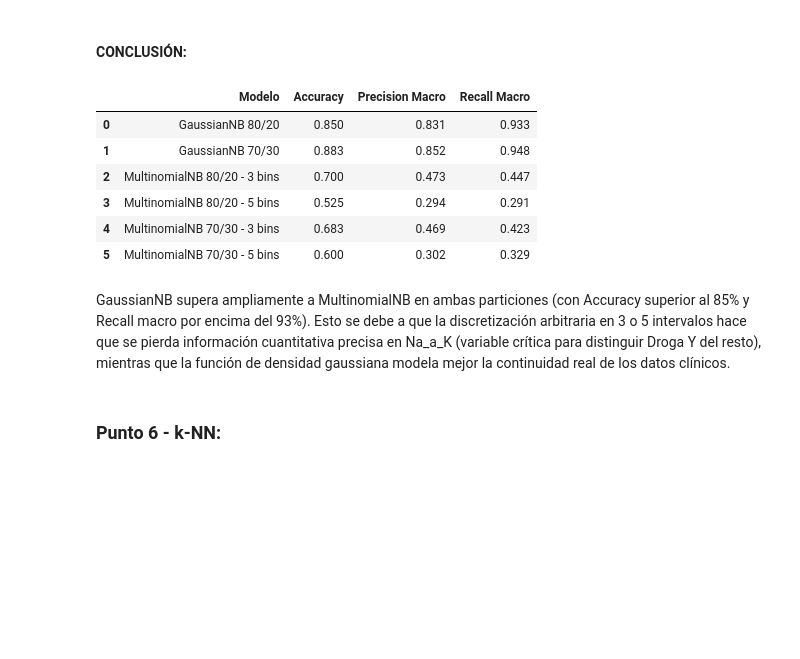
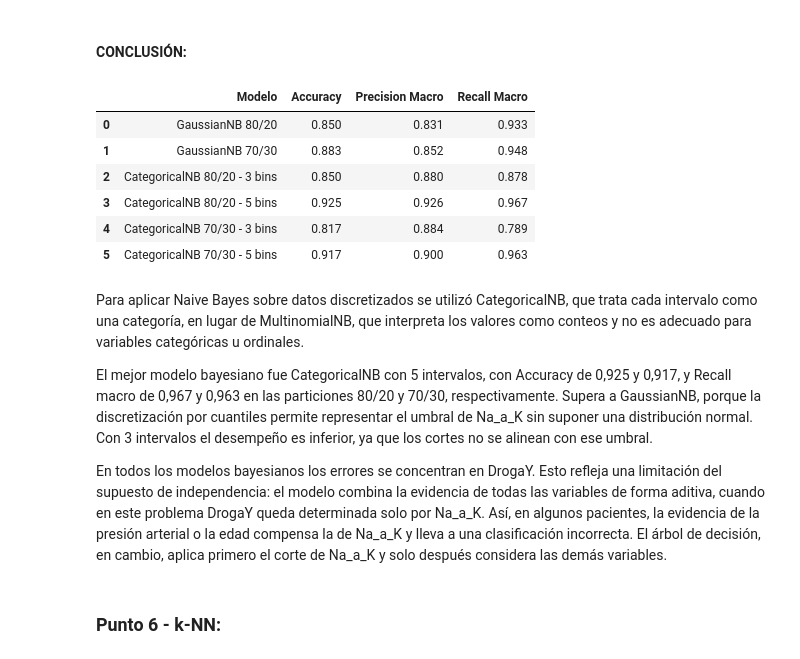
Before and after one commit to CaroRuiz92/TPs_Mineria_Datos, a Jupyter notebook: TP2/Trabajo_Practico_Nro_2_Bartomioli_Ruiz.ipynb, the cells around one changed output. Saved outputs shown, nothing was run; the diff lists cells and outputs as text; code cells hidden in the pictures; blank space fills up the shorter version.

```diff
--- a/TP2/Trabajo_Practico_Nro_2_Bartomioli_Ruiz.ipynb
+++ b/TP2/Trabajo_Practico_Nro_2_Bartomioli_Ruiz.ipynb
@@ -1409,10 +1420,10 @@ X1_train_5, y1_train_5 = farmac1_train_5[cols_predictoras_disc], farmac1_train_5
 X1_test_5,  y1_test_5  = farmac1_test_5[cols_predictoras_disc],  farmac1_test_5['Droga_cod']
 
 
-# MultinomialNB - Entrenamiento y Evaluación en 80/20
+# CategoricalNB - Entrenamiento y Evaluación en 80/20
 
 # 3 bins
-clf_MNB_80_3 = MultinomialNB()
+clf_MNB_80_3 = CategoricalNB()
 clf_MNB_80_3.fit(X1_train_3, y1_train_3)
 pred_MNB_80_3 = clf_MNB_80_3.predict(X1_test_3)
 
@@ -1421,7 +1432,7 @@ prec_MNB_80_3 = precision_score(y1_test_3, pred_MNB_80_3, average='macro', zero_
 rec_MNB_80_3 = recall_score(y1_test_3, pred_MNB_80_3, average='macro', zero_division=0)
 
 # 5 bins
-clf_MNB_80_5 = MultinomialNB()
+clf_MNB_80_5 = CategoricalNB()
 clf_MNB_80_5.fit(X1_train_5, y1_train_5)
 pred_MNB_80_5 = clf_MNB_80_5.predict(X1_test_5)
 
@@ -1440,10 +1451,10 @@ X2_test_3,  y2_test_3  = farmac2_test_3[cols_predictoras_disc],  farmac2_test_3[
 X2_train_5, y2_train_5 = farmac2_train_5[cols_predictoras_disc], farmac2_train_5['Droga_cod']
 X2_test_5,  y2_test_5  = farmac2_test_5[cols_predictoras_disc],  farmac2_test_5['Droga_cod']
 
-# MultinomialNB - Entrenamiento y Evaluación en 70/30
+# CategoricalNB - Entrenamiento y Evaluación en 70/30
 
 # 3 bins
-clf_MNB_70_3 = MultinomialNB()
+clf_MNB_70_3 = CategoricalNB()
 clf_MNB_70_3.fit(X2_train_3, y2_train_3)
 pred_MNB_70_3 = clf_MNB_70_3.predict(X2_test_3)
 
@@ -1452,7 +1463,7 @@ prec_MNB_70_3 = precision_score(y2_test_3, pred_MNB_70_3, average='macro', zero_
 rec_MNB_70_3 = recall_score(y2_test_3, pred_MNB_70_3, average='macro', zero_division=0)
 
 # 5 bins
-clf_MNB_70_5 = MultinomialNB()
+clf_MNB_70_5 = CategoricalNB()
 clf_MNB_70_5.fit(X2_train_5, y2_train_5)
 pred_MNB_70_5 = clf_MNB_70_5.predict(X2_test_5)
 
@@ -1484,29 +1497,33 @@ plt.show()
 # %%
 res_bayes = pd.DataFrame({
     'Modelo': [
         'GaussianNB 80/20',
         'GaussianNB 70/30',
-        'MultinomialNB 80/20 - 3 bins',
-        'MultinomialNB 80/20 - 5 bins',
-        'MultinomialNB 70/30 - 3 bins',
-        'MultinomialNB 70/30 - 5 bins'
+        'CategoricalNB 80/20 - 3 bins',
+        'CategoricalNB 80/20 - 5 bins',
+        'CategoricalNB 70/30 - 3 bins',
+        'CategoricalNB 70/30 - 5 bins'
     ],
     'Accuracy': [acc_GNB_80, acc_GNB_70, acc_MNB_80_3, acc_MNB_80_5, acc_MNB_70_3, acc_MNB_70_5],
     'Precision Macro': [prec_GNB_80, prec_GNB_70, prec_MNB_80_3, prec_MNB_80_5, prec_MNB_70_3, prec_MNB_70_5],
     'Recall Macro': [rec_GNB_80, rec_GNB_70, rec_MNB_80_3, rec_MNB_80_5, rec_MNB_70_3, rec_MNB_70_5]
 })
 
 display(res_bayes.round(3))
 # %% [output]
 |  | Modelo | Accuracy | Precision Macro | Recall Macro |
 | 0 | GaussianNB 80/20 | 0.850 | 0.831 | 0.933 |
 | 1 | GaussianNB 70/30 | 0.883 | 0.852 | 0.948 |
-| 2 | MultinomialNB 80/20 - 3 bins | 0.700 | 0.473 | 0.447 |
-| 3 | MultinomialNB 80/20 - 5 bins | 0.525 | 0.294 | 0.291 |
-| 4 | MultinomialNB 70/30 - 3 bins | 0.683 | 0.469 | 0.423 |
-| 5 | MultinomialNB 70/30 - 5 bins | 0.600 | 0.302 | 0.329 |
+| 2 | CategoricalNB 80/20 - 3 bins | 0.850 | 0.880 | 0.878 |
+| 3 | CategoricalNB 80/20 - 5 bins | 0.925 | 0.926 | 0.967 |
+| 4 | CategoricalNB 70/30 - 3 bins | 0.817 | 0.884 | 0.789 |
+| 5 | CategoricalNB 70/30 - 5 bins | 0.917 | 0.900 | 0.963 |
-# %% [markdown]
-GaussianNB supera ampliamente a MultinomialNB en ambas particiones (con Accuracy superior al 85% y Recall macro por encima del 93%). Esto se debe a que la discretización arbitraria en 3 o 5 intervalos hace que se pierda información cuantitativa precisa en Na_a_K (variable crítica para distinguir Droga Y del resto), mientras que la función de densidad gaussiana modela mejor la continuidad real de los datos clínicos.
+# %% [markdown]
+Para aplicar Naive Bayes sobre datos discretizados se utilizó CategoricalNB, que trata cada intervalo como una categoría, en lugar de MultinomialNB, que interpreta los valores como conteos y no es adecuado para variables categóricas u ordinales.
+
+El mejor modelo bayesiano fue CategoricalNB con 5 intervalos, con Accuracy de 0,925 y 0,917, y Recall macro de 0,967 y 0,963 en las particiones 80/20 y 70/30, respectivamente. Supera a GaussianNB, porque la discretización por cuantiles permite representar el umbral de Na_a_K sin suponer una distribución normal. Con 3 intervalos el desempeño es inferior, ya que los cortes no se alinean con ese umbral.
+
+En todos los modelos bayesianos los errores se concentran en DrogaY. Esto refleja una limitación del supuesto de independencia: el modelo combina la evidencia de todas las variables de forma aditiva, cuando en este problema DrogaY queda determinada solo por Na_a_K. Así, en algunos pacientes, la evidencia de la presión arterial o la edad compensa la de Na_a_K y lleva a una clasificación incorrecta. El árbol de decisión, en cambio, aplica primero el corte de Na_a_K y solo después considera las demás variables.
 # %% [markdown]
 ### **Punto 6 - k-NN:**
 # %% [markdown]
```
Also changed, not shown: parts of 21 cells of this notebook.
